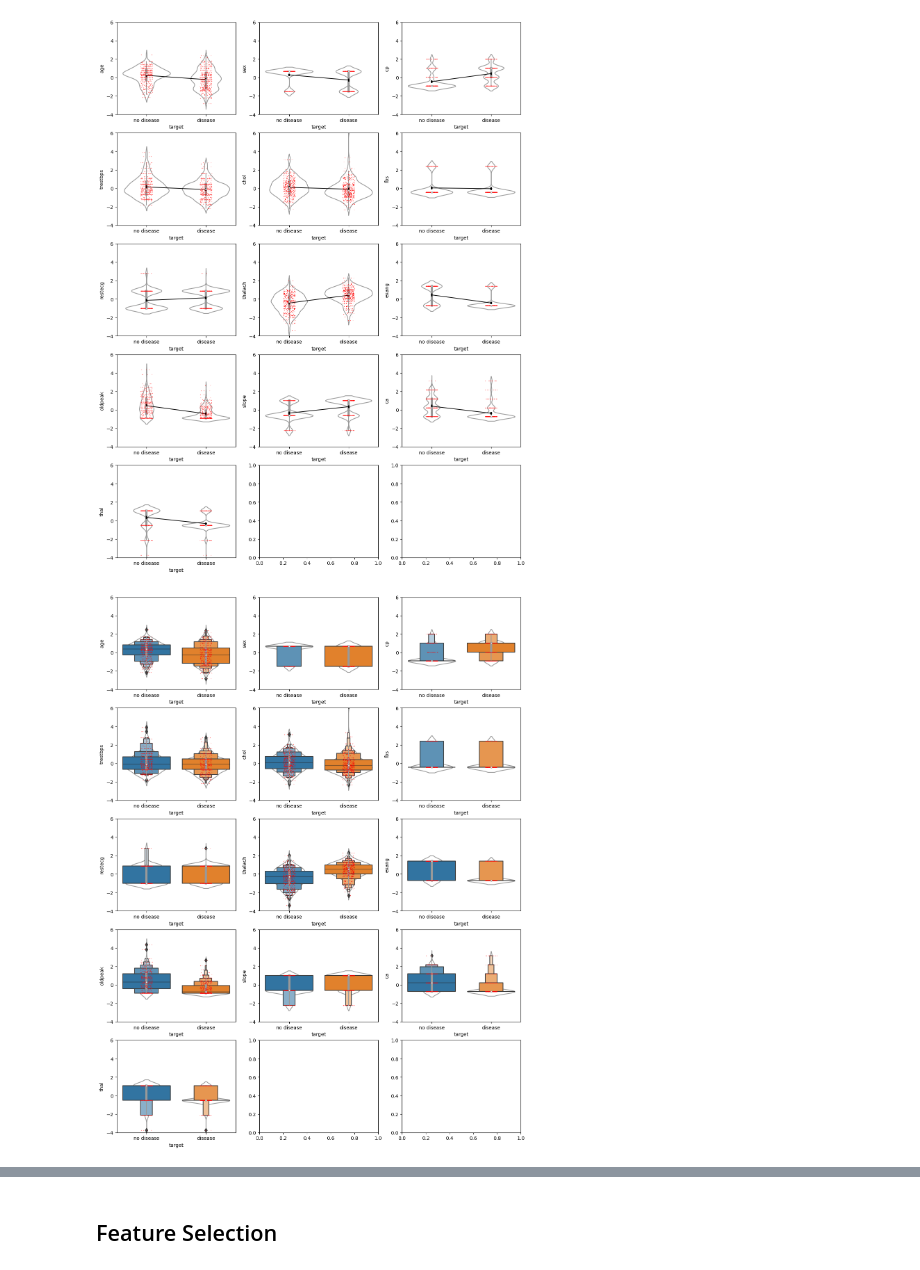
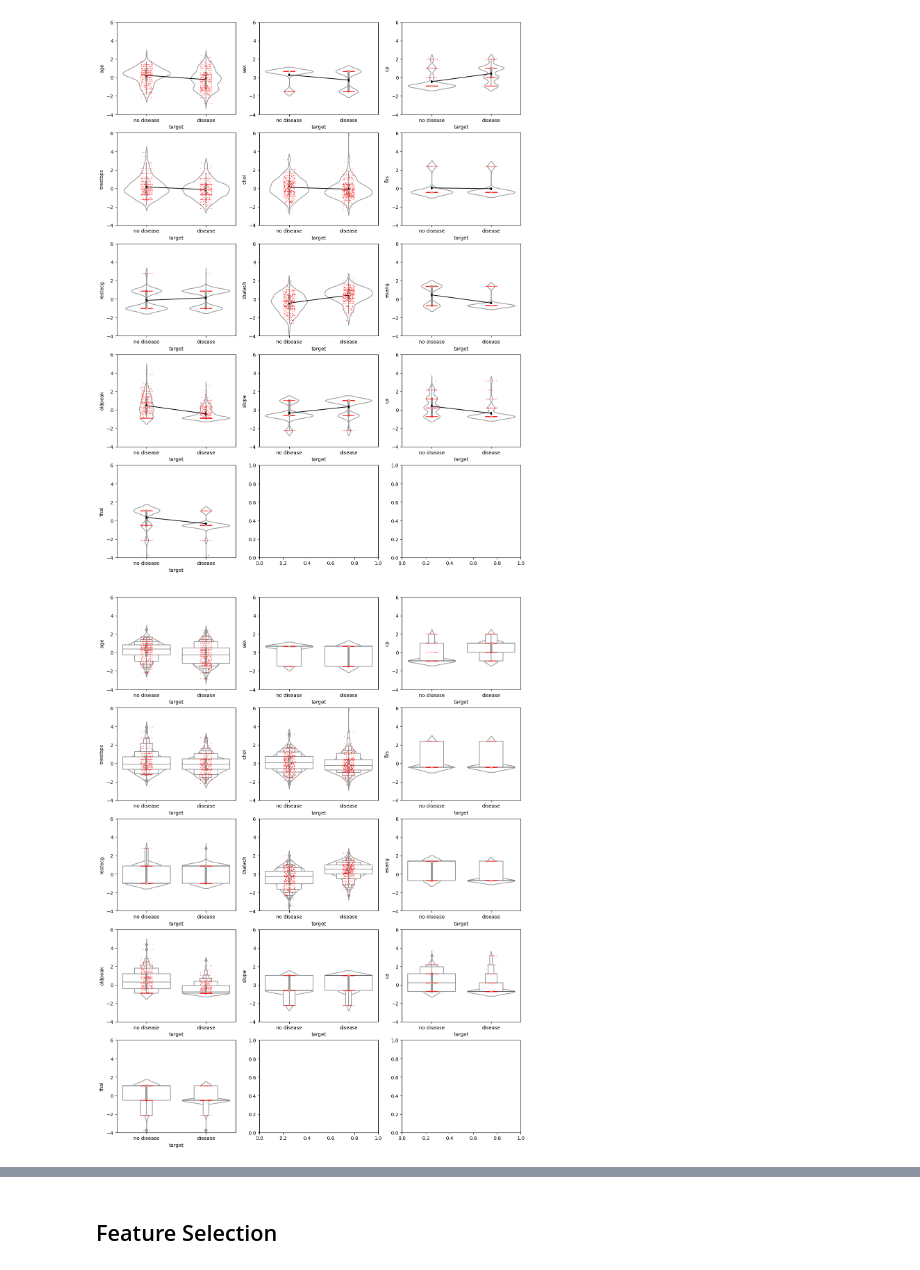
Before and after one commit to notfakearcher/julian, a Jupyter notebook: 01_topics/machine_learning/supervised_learning/classification/logistic_regression_01.ipynb, the cells around one changed output, grey strips where cells are left out. Cells and saved outputs as stored; diff of their text form; code cells hidden in the pictures.

```diff
--- a/01_topics/machine_learning/supervised_learning/classification/logistic_regression_01.ipynb
+++ b/01_topics/machine_learning/supervised_learning/classification/logistic_regression_01.ipynb
@@ -25,3 +23,14 @@ random_state = 4781
+# %%
+# random state
+random_state = 4781
+
+# colors
+c_scale = 256
+c1 = (1, 1, 1) # grey
+c2 = (1, 0, 0) # red
+c3 = (181/c_scale, 204/c_scale, 6/c_scale) # yellow
+c4 = (6/c_scale, 122/c_scale, 204/c_scale) # blue
+c5 = (0, 0, 0) # black
 # %% [markdown]
 ## Import Dataset
 # %%
@@ -203,8 +212,8 @@ for x in X_cols:
   col = col.astype('int')
   # print(row)
   # print(col)
-  sns.boxplot(ax = axes[row, col], data = df2, x = y_col, y = x, palette = [(1, 1, 1), (1, 1, 1)])
-  sns.stripplot(ax = axes[row, col], data = df2, x = y_col, y = x, color = [(1, 0, 0)], size = 1)
+  sns.boxplot(ax = axes[row, col], data = df2, x = y_col, y = x, palette = [c1, c1])
+  sns.stripplot(ax = axes[row, col], data = df2, x = y_col, y = x, color = c2, size = 1)
   axes[row, col].set_ylim(y_min, y_max)
   itr = itr + 1
 # %% [output]
@@ -220,9 +229,9 @@ for x in X_cols:
   col = col.astype('int')
   # print(row)
   # print(col)
-  sns.stripplot(ax = axes[row, col], data = df2, x = y_col, y = x, color = [(1, 0, 0)], size = 1)
-  sns.violinplot(ax = axes[row, col], data = df2, x = y_col, y = x, palette = [(1, 1, 1), (1, 1, 1)])
-  sns.pointplot(ax = axes[row, col], data = df2, x = y_col, y = x, color = (0, 0, 0), scale = 0.5)
+  sns.stripplot(ax = axes[row, col], data = df2, x = y_col, y = x, color = c2, size = 1)
+  sns.violinplot(ax = axes[row, col], data = df2, x = y_col, y = x, palette = [c1, c1])
+  sns.pointplot(ax = axes[row, col], data = df2, x = y_col, y = x, color = c5, scale = 0.5)
   axes[row, col].set_ylim(y_min, y_max)
   itr = itr + 1
 # %% [output]
@@ -230,21 +239,21 @@ for x in X_cols:
 # %%
 # subplot of y vs each X (stripplot + violinplot + boxenplot)
 f1, axes = plt.subplots(5, fig_cols, figsize = (15, 20))
 itr = 0
 for x in X_cols:
   row = np.floor(itr/fig_cols)
   row = row.astype('int')
   col = np.mod(itr, fig_cols)
   col = col.astype('int')
   # print(row)
   # print(col)
-  sns.stripplot(ax = axes[row, col], data = df2, x = y_col, y = x, color = [(1, 0, 0)], size = 1)
-  sns.violinplot(ax = axes[row, col], data = df2, x = y_col, y = x, palette = [(1, 1, 1), (1, 1, 1)])
-  sns.boxenplot(ax = axes[row, col], data = df2, x = y_col, y = x)
+  sns.stripplot(ax = axes[row, col], data = df2, x = y_col, y = x, color = c2, size = 1)
+  sns.violinplot(ax = axes[row, col], data = df2, x = y_col, y = x, palette = [c1, c1])
+  sns.boxenplot(ax = axes[row, col], data = df2, x = y_col, y = x, palette = [c1, c1])
   axes[row, col].set_ylim(y_min, y_max)
   itr = itr + 1
 # %% [output]
-[figure, old version]
+[figure, new version]
 # %%
 # subplot of each X (histplot)
 f1, axes = plt.subplots(5, fig_cols, figsize = (15, 20))
```
Also changed, not shown: parts of 2 cells of this notebook.
